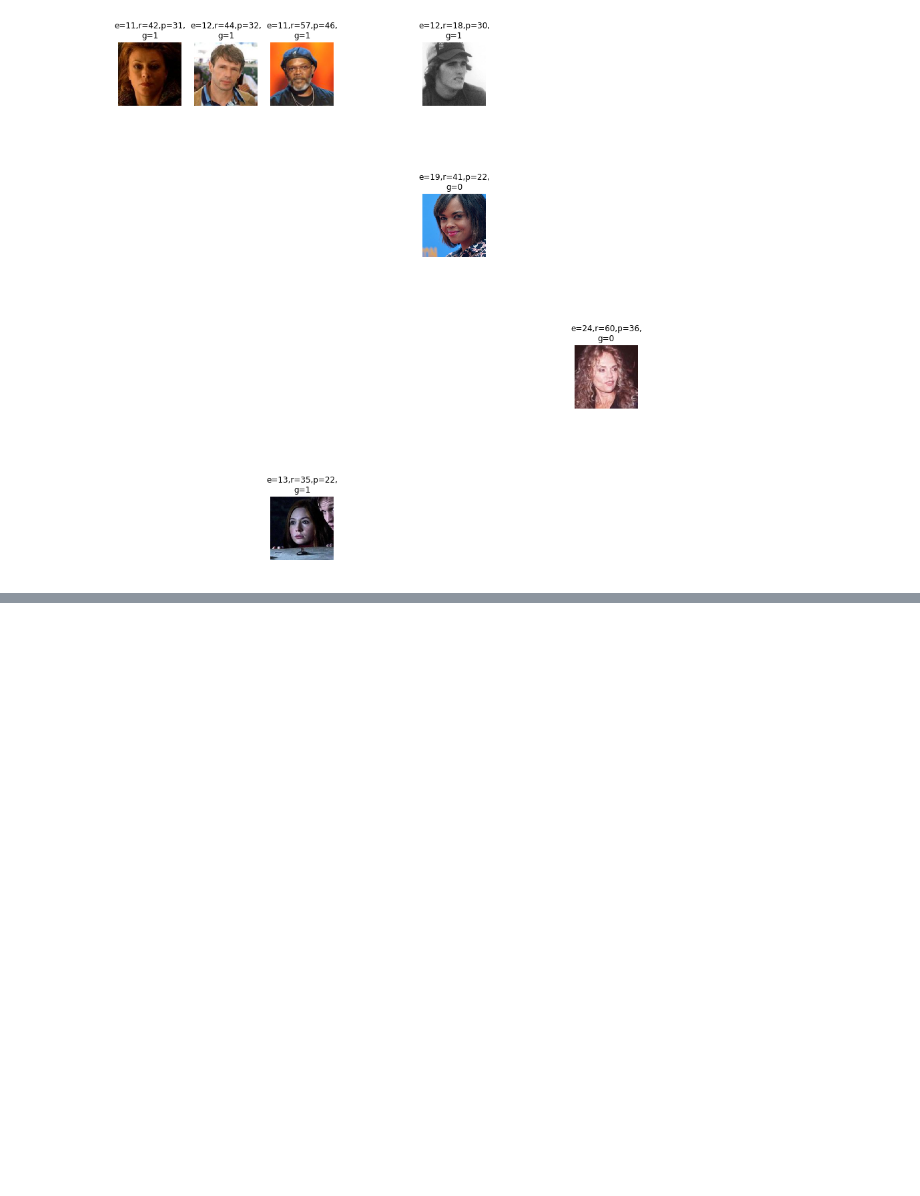
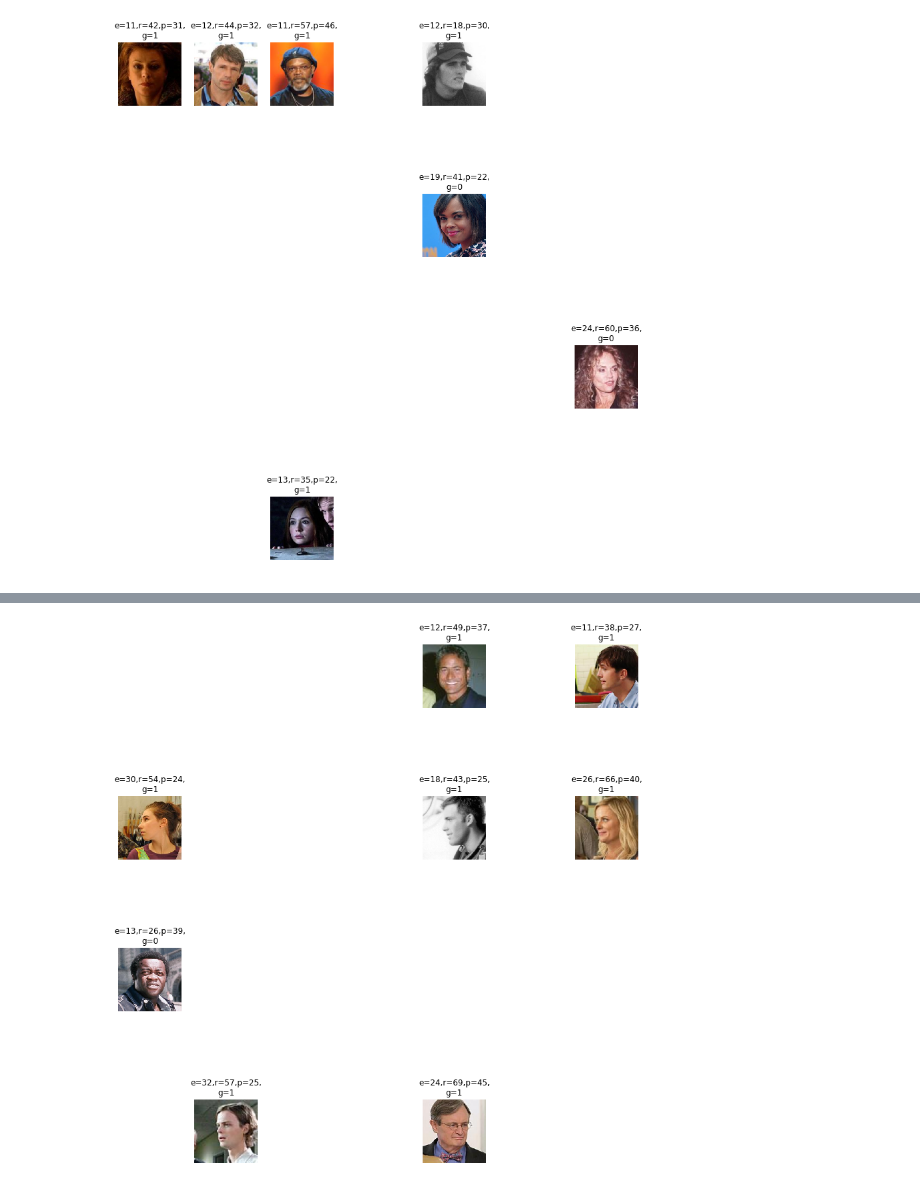
Before and after one commit to kojimaeiji/face-age-estimation, a Jupyter notebook: trainer_vgg_face/error_analysis.ipynb, the cells around one changed output, grey strips where cells are left out. Cells and saved outputs as stored; diff of their text form; code cells hidden in the pictures; blank space fills up the shorter version.

```diff
--- a/trainer_vgg_face/error_analysis.ipynb
+++ b/trainer_vgg_face/error_analysis.ipynb
@@ -105,0 +141,7 @@ img3, age3,gender3 = np_mat3['image'], np_mat3['age'], np_mat3['gender']
+# %%
+np_mat1002 = np.load('/home/jiman/data/imdb_face_vgg_all/imdb_224_all-cv-1002.npz')
+img1002, age1002,gender1002 = np_mat1002['image'], np_mat1002['age'], np_mat1002['gender']
+# %%
+error_and_showimg(img1002, age1002, gender1002)
+# %% [output]
+[figure, added]
```
Also changed, not shown: parts of 24 cells of this notebook.
